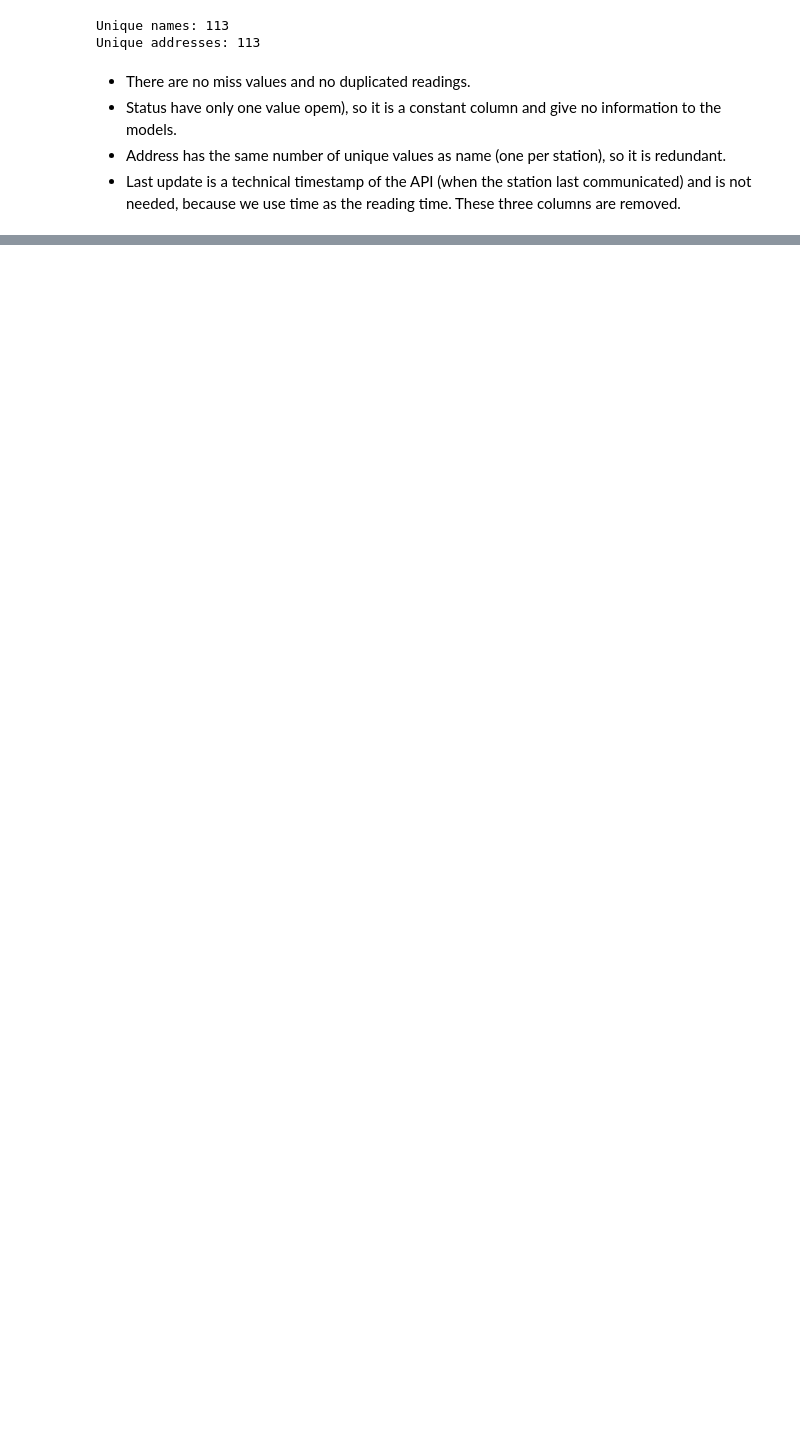
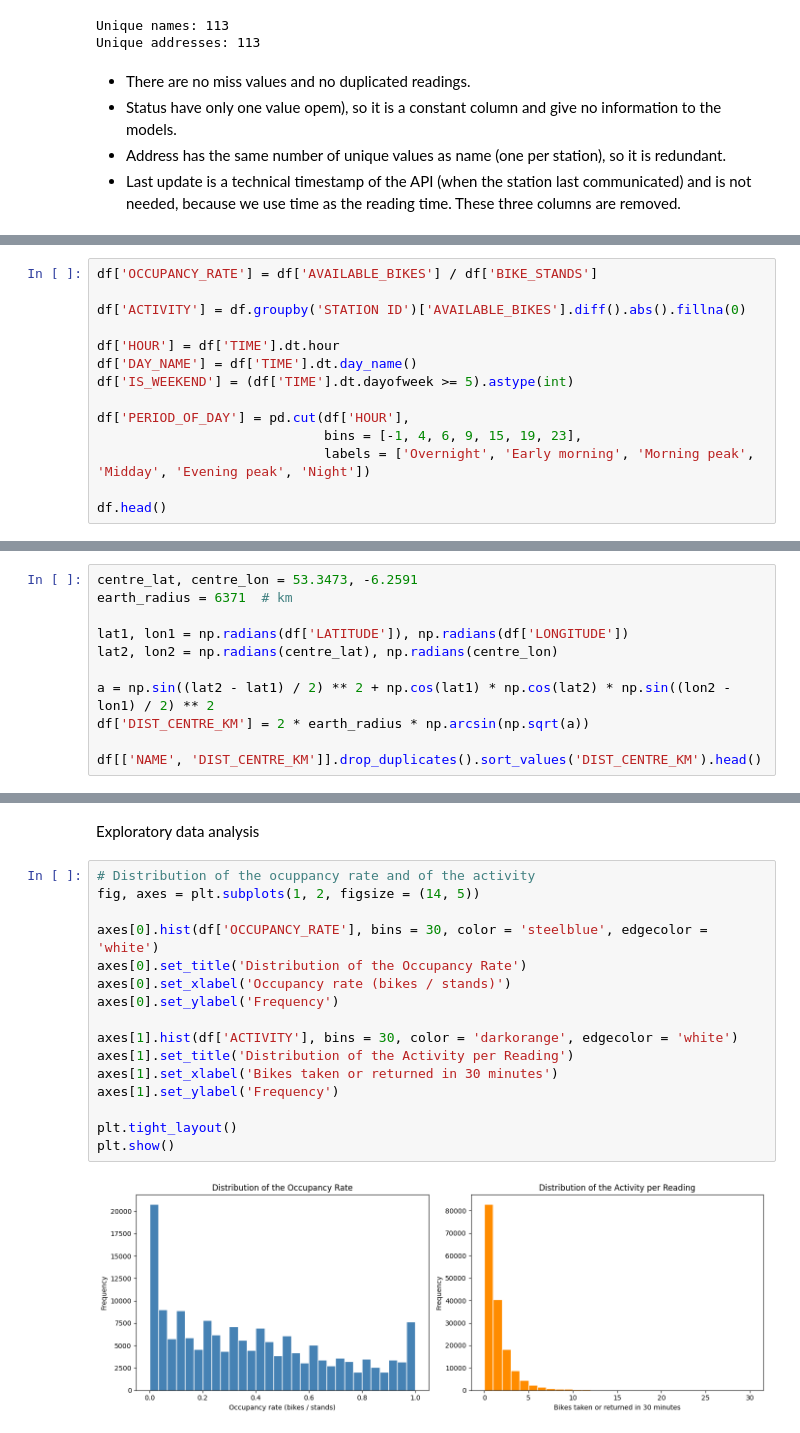
Before and after one commit to pericles-1995/CA1-2026193, a Jupyter notebook: CA1_Machine_Learning.ipynb, the cells around one changed output, grey strips where cells are left out. Cells and saved outputs as stored; diff of their text form; blank space fills up the shorter version.

```diff
--- a/CA1_Machine_Learning.ipynb
+++ b/CA1_Machine_Learning.ipynb
@@ -170,0 +196,14 @@ df.head()
+# %%
+df['OCCUPANCY_RATE'] = df['AVAILABLE_BIKES'] / df['BIKE_STANDS']
+
+df['ACTIVITY'] = df.groupby('STATION ID')['AVAILABLE_BIKES'].diff().abs().fillna(0)
+
+df['HOUR'] = df['TIME'].dt.hour
+df['DAY_NAME'] = df['TIME'].dt.day_name()
+df['IS_WEEKEND'] = (df['TIME'].dt.dayofweek >= 5).astype(int)
+
+df['PERIOD_OF_DAY'] = pd.cut(df['HOUR'],
+                             bins = [-1, 4, 6, 9, 15, 19, 23],
+                             labels = ['Overnight', 'Early morning', 'Morning peak', 'Midday', 'Evening peak', 'Night'])
+
+df.head()
@@ -170,0 +217,11 @@ df.head()
+# %%
+centre_lat, centre_lon = 53.3473, -6.2591
+earth_radius = 6371  # km
+
+lat1, lon1 = np.radians(df['LATITUDE']), np.radians(df['LONGITUDE'])
+lat2, lon2 = np.radians(centre_lat), np.radians(centre_lon)
+
+a = np.sin((lat2 - lat1) / 2) ** 2 + np.cos(lat1) * np.cos(lat2) * np.sin((lon2 - lon1) / 2) ** 2
+df['DIST_CENTRE_KM'] = 2 * earth_radius * np.arcsin(np.sqrt(a))
+
+df[['NAME', 'DIST_CENTRE_KM']].drop_duplicates().sort_values('DIST_CENTRE_KM').head()
@@ -170,0 +258,20 @@ df.head()
+# %% [markdown]
+Exploratory data analysis
+# %%
+# Distribution of the ocuppancy rate and of the activity
+fig, axes = plt.subplots(1, 2, figsize = (14, 5))
+
+axes[0].hist(df['OCCUPANCY_RATE'], bins = 30, color = 'steelblue', edgecolor = 'white')
+axes[0].set_title('Distribution of the Occupancy Rate')
+axes[0].set_xlabel('Occupancy rate (bikes / stands)')
+axes[0].set_ylabel('Frequency')
+
+axes[1].hist(df['ACTIVITY'], bins = 30, color = 'darkorange', edgecolor = 'white')
+axes[1].set_title('Distribution of the Activity per Reading')
+axes[1].set_xlabel('Bikes taken or returned in 30 minutes')
+axes[1].set_ylabel('Frequency')
+
+plt.tight_layout()
+plt.show()
+# %% [output]
+[figure, added]
```
Also changed, not shown: parts of 38 cells of this notebook.
